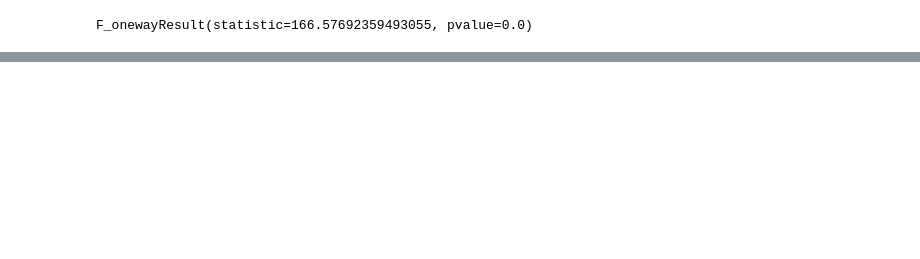
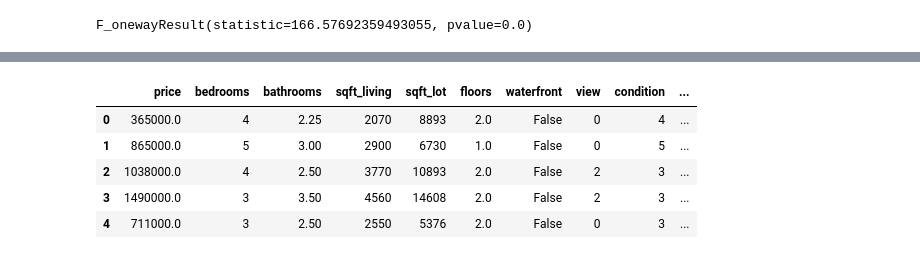
Before and after one commit to jasonarikupurathu/ds-east-042621-lectures, a Jupyter notebook: Phase_2/Phase2_project/Kings_County_Housing_Project.ipynb, the cells around one changed output, grey strips where cells are left out. Saved outputs shown, nothing was run; the diff lists cells and outputs as text; code cells hidden in the pictures; blank space fills up the shorter version.

```diff
--- a/Phase_2/Phase2_project/Kings_County_Housing_Project.ipynb
+++ b/Phase_2/Phase2_project/Kings_County_Housing_Project.ipynb
@@ -396,0 +424,10 @@ sns.heatmap(kings_county_df.isnull(), cbar=False)
+# %%
+kings_county_df.drop(columns = ['yr_renovated','date','yr_built','grade','year_sold'],axis=1, inplace=True)
+kings_county_df.head()
+# %% [output]
+|  | price | bedrooms | bathrooms | sqft_living | sqft_lot | floors | waterfront | view | condition | ... |
+| 0 | 365000.0 | 4 | 2.25 | 2070 | 8893 | 2.0 | False | 0 | 4 | ... |
+| 1 | 865000.0 | 5 | 3.00 | 2900 | 6730 | 1.0 | False | 0 | 5 | ... |
+| 2 | 1038000.0 | 4 | 2.50 | 3770 | 10893 | 2.0 | False | 2 | 3 | ... |
+| 3 | 1490000.0 | 3 | 3.50 | 4560 | 14608 | 2.0 | False | 2 | 3 | ... |
+| 4 | 711000.0 | 3 | 2.50 | 2550 | 5376 | 2.0 | False | 0 | 3 | ... |
```
Also changed, not shown: parts of 52 cells of this notebook.
